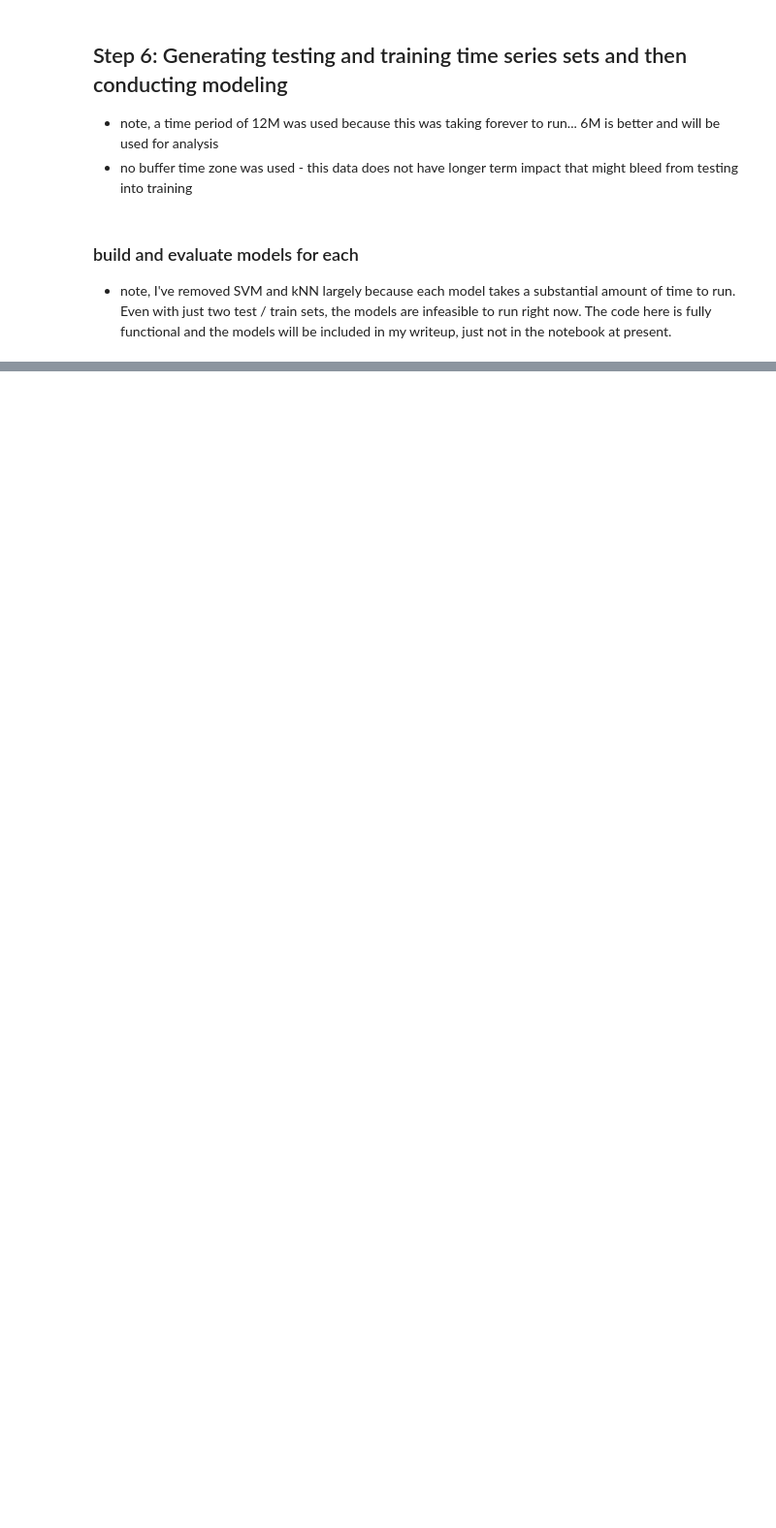
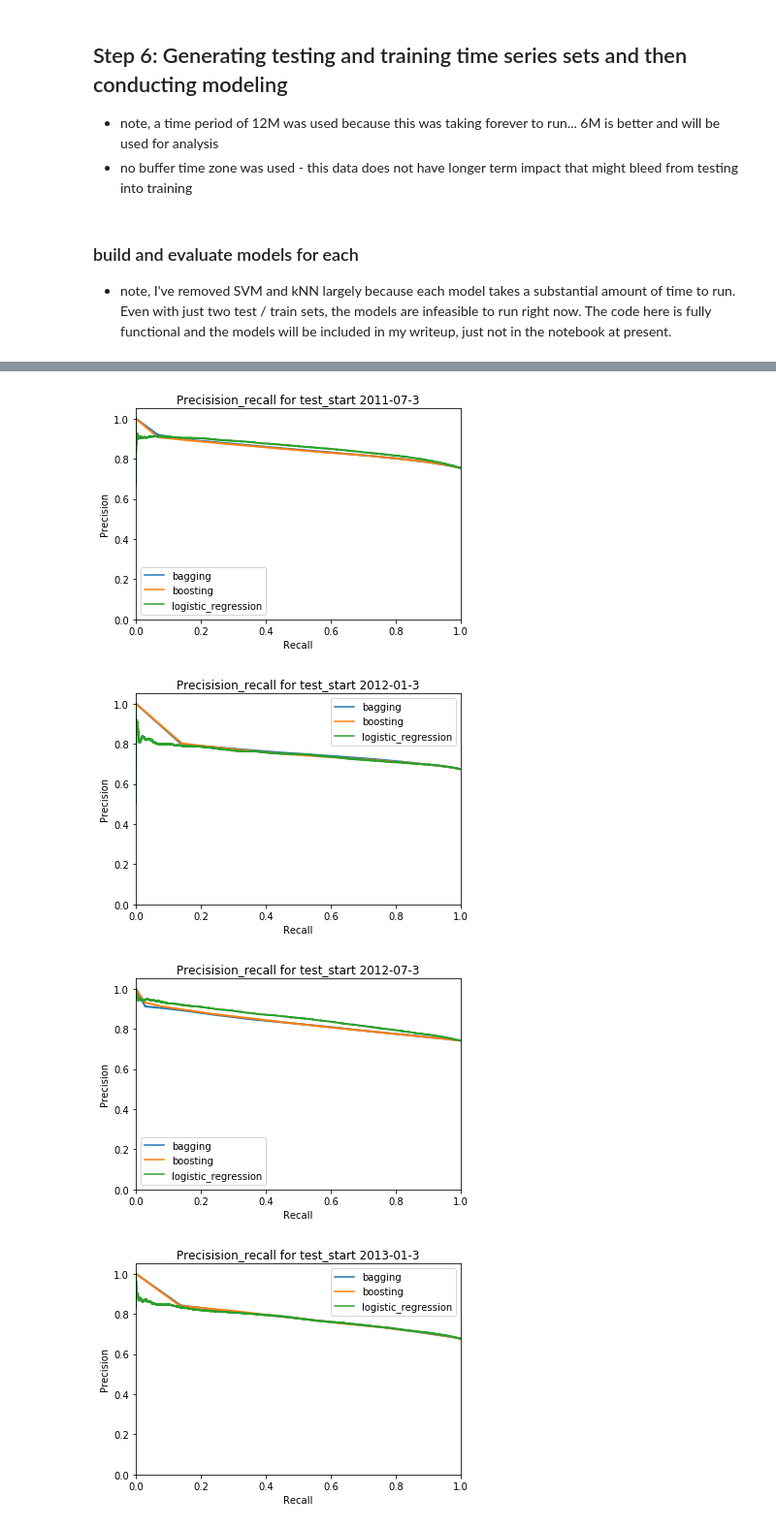
Before and after one commit to emmanechamkin/enechamkin_ML_for_public_policy, a Jupyter notebook: HW 3.ipynb, the cells around one changed output, grey strips where cells are left out. Shown: that part at 97% size. Cells and saved outputs as stored; diff of their text form; code cells hidden in the pictures; blank space fills up the shorter version.

```diff
--- a/HW 3.ipynb
+++ b/HW 3.ipynb
@@ -315,0 +268,11 @@ rdf
+# %%
+color_list = ['tab:blue', 'tab:orange', 'tab:green',
+              'tab:red', 'tab:purple', 'tab:brown', 'tab:pink',
+              'tab:gray', 'tab:olive', 'tab:cyan']
+
+plot_precision_recall(model_dict=models, color_list=color_list)
+# %% [output]
+[figure, added]
+[figure, added]
+[figure, added]
+[figure, added]
```
Also changed, not shown: parts of 9 cells of this notebook, 1 other file.
